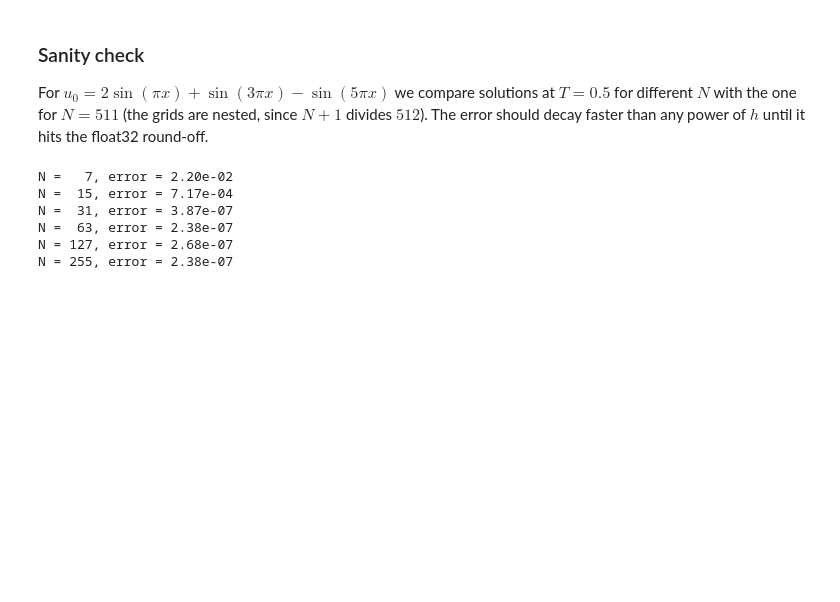
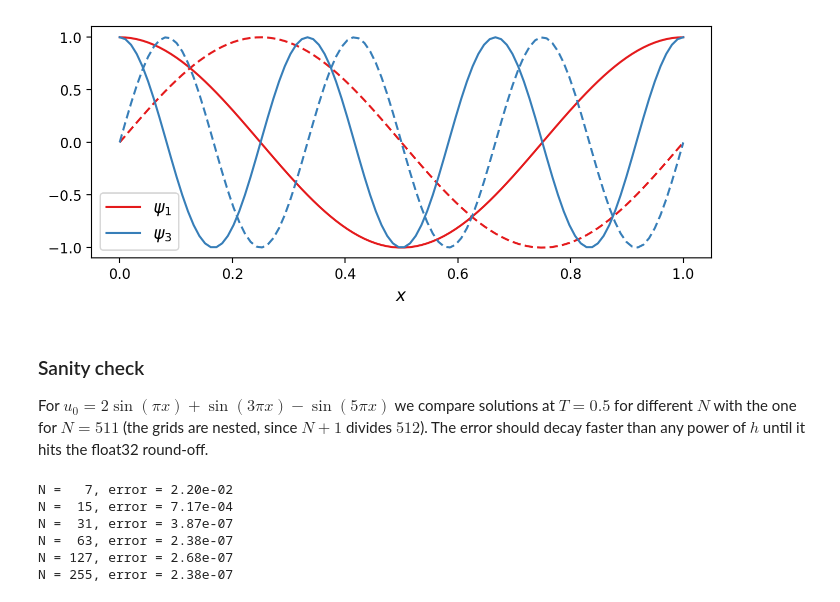
Before and after one commit to VLSF/pdetutorial, a Jupyter notebook: notebooks/01_classical_methods/02_burgers_1d_pseudospectral.ipynb, the cells around one changed output. Cells and saved outputs as stored; diff of their text form; code cells hidden in the pictures; blank space fills up the shorter version.

```diff
--- a/notebooks/01_classical_methods/02_burgers_1d_pseudospectral.ipynb
+++ b/notebooks/01_classical_methods/02_burgers_1d_pseudospectral.ipynb
@@ -55,3 +58,36 @@ $$
+# %%
+figure_name = "pseudospectral_basis"
+if figure_name is not None:
+    # the repository root is the closest parent of the working directory that contains `notebooks`
+    root = next(p for p in [Path.cwd(), *Path.cwd().parents] if (p / "notebooks").is_dir())
+    data_dir = root / "data"
+
+    if not data_dir.exists():
+        data_dir.mkdir()
+
+colors = mpl.colormaps['Set1'].colors
+
+def complex_exponential(x, freq):
+    # i = 1, ..., N enumerates interior nodes x_i = i / (N+1)
+    f = jnp.exp(1j*2*jnp.pi*freq*x)
+    return f
+
+N = 10
+M = 100
+x = jnp.linspace(0, 1, M)
+freq = jnp.fft.fftfreq(N, d=1/N)
+
+plt.figure(figsize=(8, 3))
+for i, c in zip([1, 3], colors):
+    plt.plot(x, jnp.real(complex_exponential(x, freq[i])), label=f"$\\psi_{{{i}}}$", color=c)
+    plt.plot(x, jnp.imag(complex_exponential(x, freq[i])), dashes=[4, 2, 4, 2], color=c)
+plt.xlabel("$x$", fontsize='large')
+plt.legend(fontsize='large')
+
+if figure_name is not None:
+    plt.savefig(data_dir / f"{figure_name}.pdf", format='pdf', bbox_inches='tight');
+# %% [output]
+[figure, added]
 # %%
 def extend(u):
     # odd extension of the interior values to the periodic grid on [0, 2)
```
Also changed, not shown: parts of 3 cells of this notebook, 1 other file.
